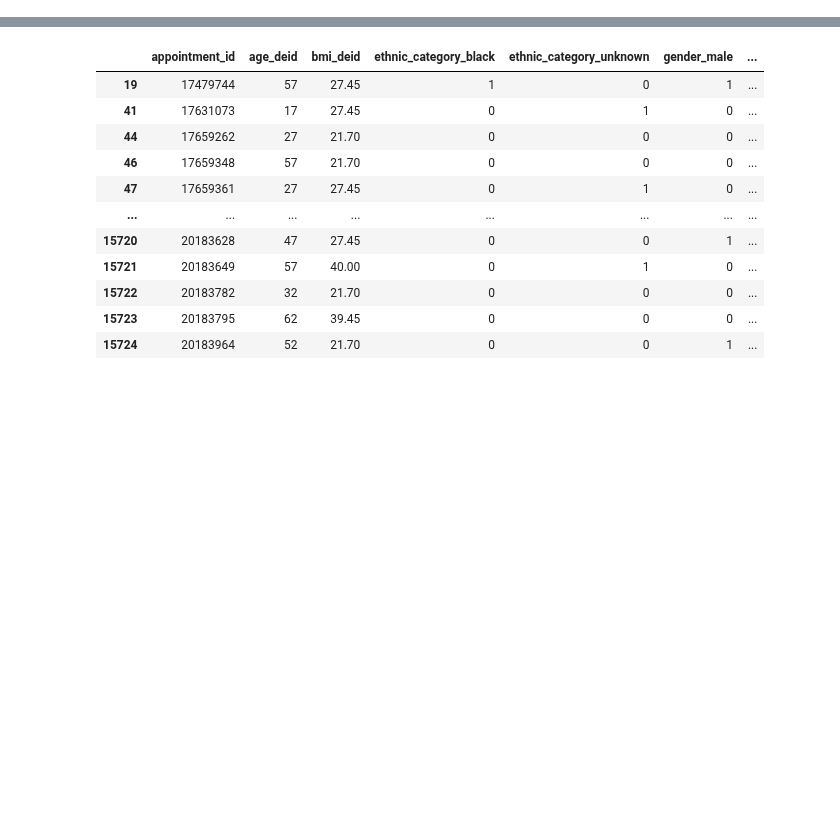
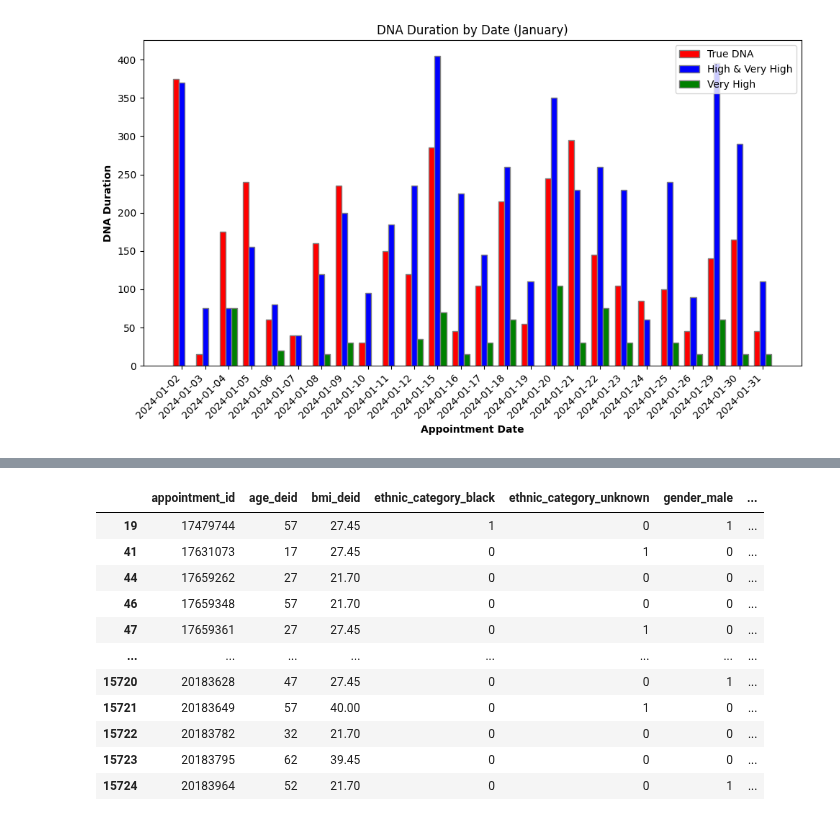
Before and after one commit to hallucinojenlee/hds_dna, a Jupyter notebook: scripts/calculate_DNA_time.ipynb, the cells around one changed output, grey strips where cells are left out. Saved outputs shown, nothing was run; the diff lists cells and outputs as text; code cells hidden in the pictures; blank space fills up the shorter version.

Commit message:
calculated historic dna time

```diff
--- a/scripts/calculate_DNA_time.ipynb
+++ b/scripts/calculate_DNA_time.ipynb
@@ -5,0 +31,3 @@ import pandas as pd
+# %%
+# Filter for very high risk group
+historic_very_high = historic[historic["did_not_attend_risk_group_trans"] == 4]
@@ -5,0 +72,8 @@ import pandas as pd
+# %%
+### Testing with PPV 2 (very high + high )
+
+# Filter for very high risk group
+historic_high_very_high = historic[(historic["did_not_attend_risk_group_trans"] == 4) | (historic["did_not_attend_risk_group_trans"] == 3)]
+dna_time2 = historic_high_very_high.groupby("appt_date")["appt_duration"].sum().reset_index()
+dna_time2["appt_duration_est"] = dna_time2["appt_duration"] * PPV2
+dna_time2
@@ -5,0 +94,8 @@ import pandas as pd
+# %%
+# Compare against reality (true DNA time)
+true_dna = historic[historic["no_show"] == 1]
+true_dna
+
+# Sum up true DNA time per day
+true_dna_time = true_dna.groupby("appt_date")["appt_duration"].sum().reset_index()
+true_dna_time
@@ -5,0 +150,42 @@ import pandas as pd
+# %%
+# Filter and group the data
+true_dna_grouped = true_dna[true_dna["appt_month_trans"] == 1].groupby("appt_date")["appt_duration"].sum().reset_index()
+historic_high_very_high_grouped = historic_high_very_high[historic_high_very_high["appt_month_trans"] == 1].groupby("appt_date")["appt_duration"].sum().reset_index()
+historic_very_high_grouped = historic_very_high[historic_very_high["appt_month_trans"] == 1].groupby("appt_date")["appt_duration"].sum().reset_index()
+
+# Merge the data into a single DataFrame
+merged_df = pd.merge(true_dna_grouped, historic_high_very_high_grouped, on='appt_date', how='outer', suffixes=('_true_dna', '_high_very_high'))
+merged_df = pd.merge(merged_df, historic_very_high_grouped, on='appt_date', how='outer')
+merged_df.rename(columns={'appt_duration': 'appt_duration_very_high'}, inplace=True)
+
+# Plot the data
+plt.figure(figsize=(10, 6))
+bar_width = 0.25
+
+# Set positions of the bars
+r1 = range(len(merged_df))
+r2 = [x + bar_width for x in r1]
+r3 = [x + bar_width for x in r2]
+
+# Create the bars
+plt.bar(r1, merged_df['appt_duration_true_dna'], color='red', width=bar_width, edgecolor='grey', label='True DNA')
+plt.bar(r2, merged_df['appt_duration_high_very_high'], color='blue', width=bar_width, edgecolor='grey', label='High & Very High')
+plt.bar(r3, merged_df['appt_duration_very_high'], color='green', width=bar_width, edgecolor='grey', label='Very High')
+
+# Add labels and title
+plt.xlabel('Appointment Date', fontweight='bold')
+plt.ylabel('DNA Duration', fontweight='bold')
+plt.xticks([r + bar_width for r in range(len(merged_df))], merged_df['appt_date'])
+plt.title('DNA Duration by Date (January)')
+
+# Add legend
+plt.legend()
+
+# Adjust x-axis date labels
+plt.xticks(rotation=45, ha='right')
+
+# Show the plot
+plt.tight_layout()
+plt.show()
+# %% [output]
+[figure, added]
```
Also changed, not shown: parts of 25 cells of this notebook, 1 other file.
